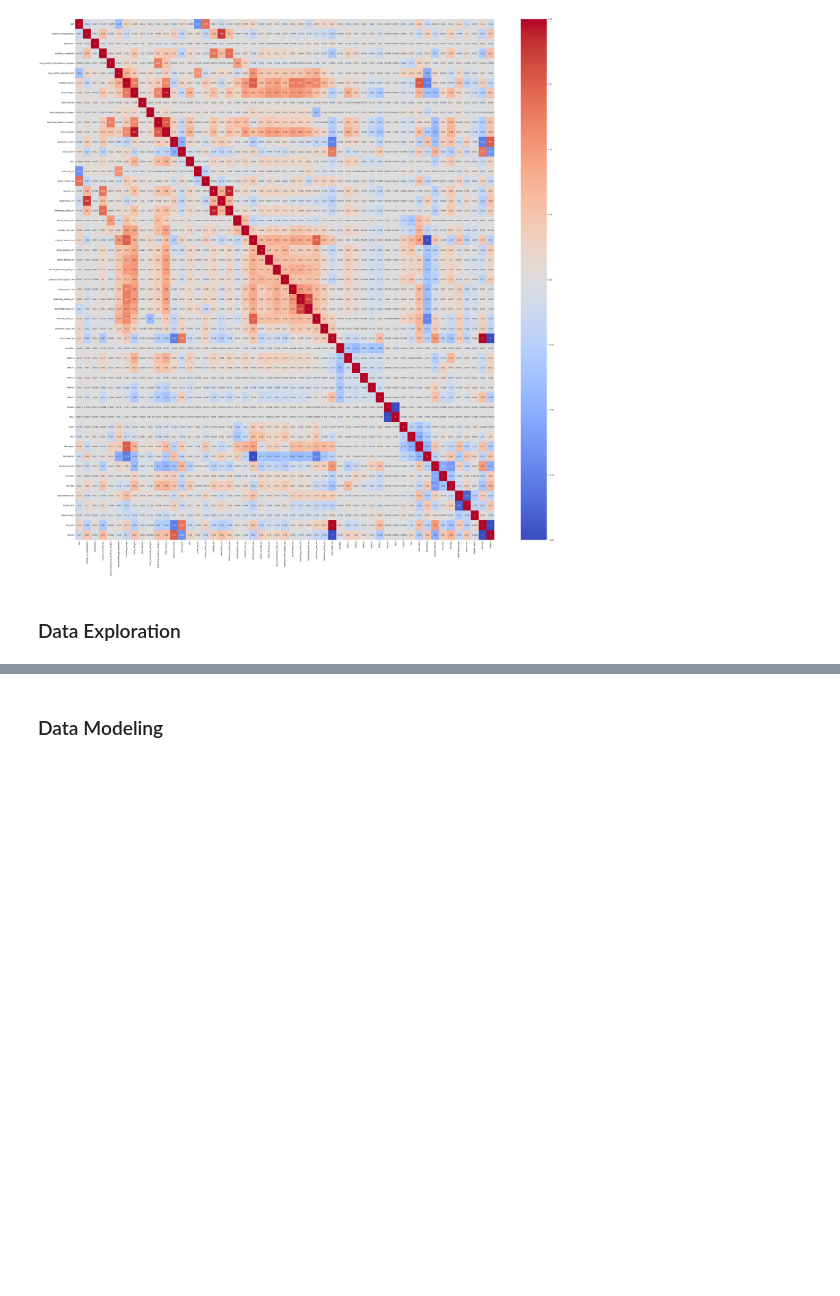
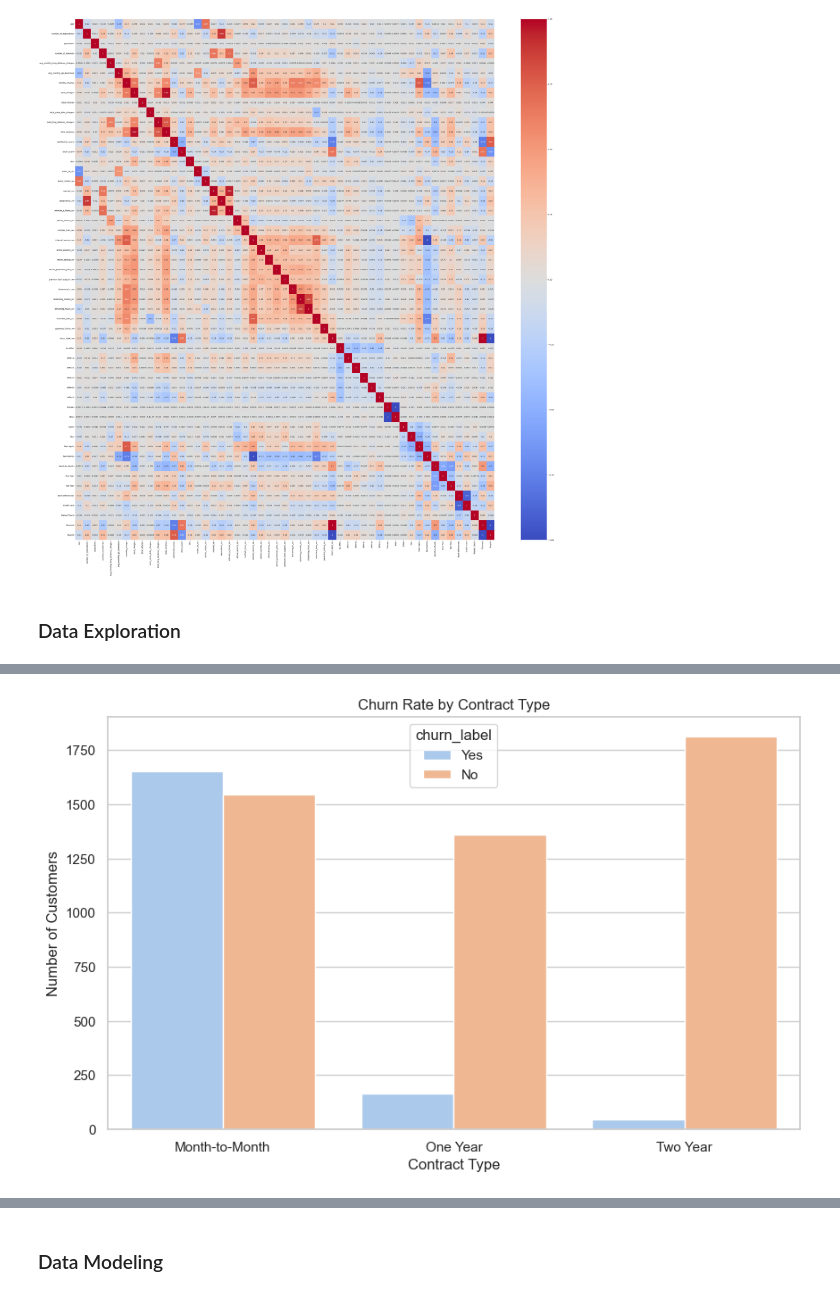
Before and after one commit to COny7897/Data_analytics, a Jupyter notebook: notebook.ipynb, the cells around one changed output, grey strips where cells are left out. Cells and saved outputs as stored; diff of their text form; code cells hidden in the pictures; blank space fills up the shorter version.

```diff
--- a/notebook.ipynb
+++ b/notebook.ipynb
@@ -257,0 +291,12 @@ plt.show()
+# %%
+# วิเคราะห์การต่อสัญญา: ประเภทสัญญา กับ การเลิกใช้
+plt.figure(figsize=(10, 6))
+sns.countplot(x='contract', hue='churn_label', data=df, palette='pastel')
+plt.title('Churn Rate by Contract Type')
+plt.xlabel('Contract Type')
+plt.ylabel('Number of Customers')
+plt.show()
+
+#Insight: ลูกค้าแบบรายเดือน (Month-to-month) มีอัตราการยกเลิกสูง โดยที่สัญญา 2 ปี (Two year) แทบไม่มีการยกเลิกเลย
+# %% [output]
+[figure, added]
```
Also changed, not shown: parts of 6 cells of this notebook.
